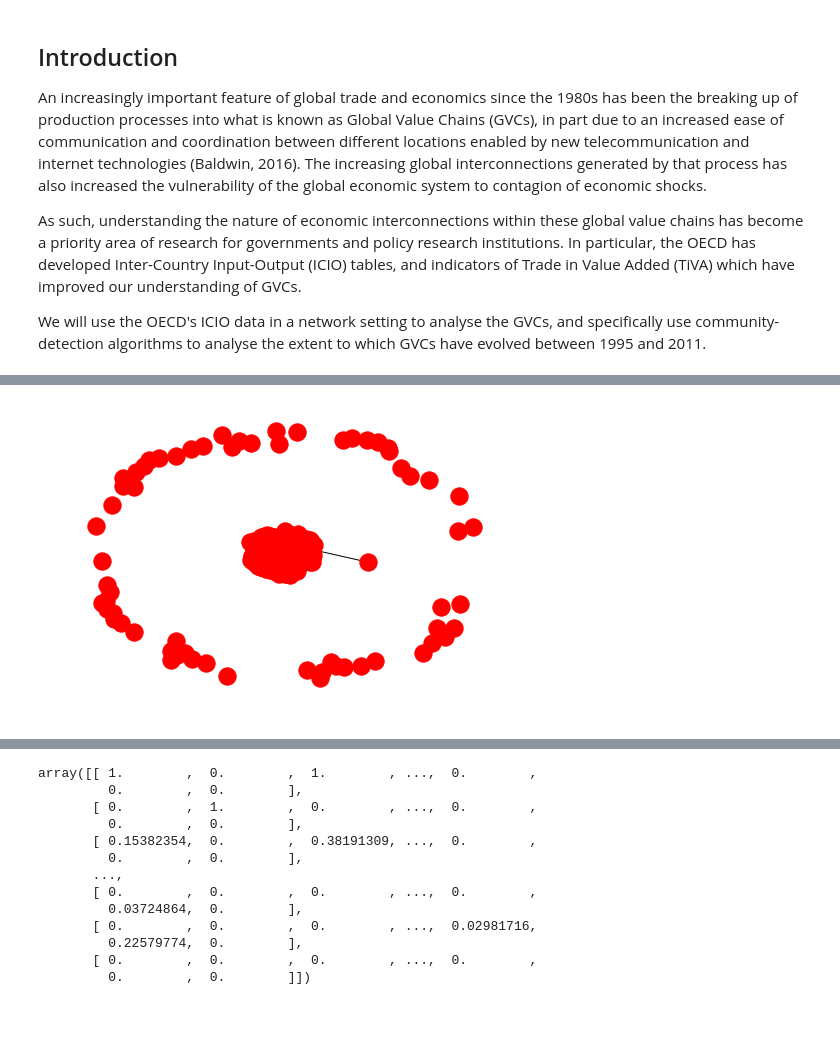
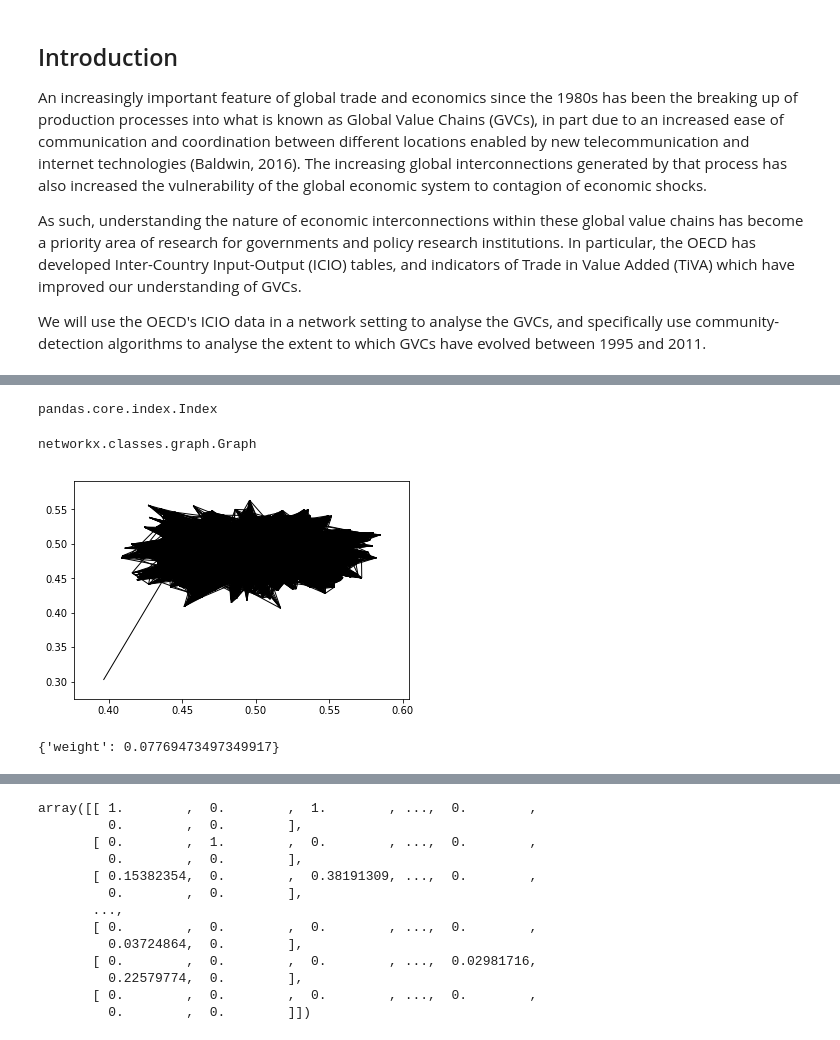
Before and after one commit to drosbcn/Networks, a Jupyter notebook: networks_project.ipynb, the cells around one changed output, grey strips where cells are left out. Cells and saved outputs as stored; diff of their text form; code cells hidden in the pictures.

```diff
--- a/networks_project.ipynb
+++ b/networks_project.ipynb
@@ -56,9 +64,21 @@ input_output_norm[:10]
+# %%
+type(input_output_norm.index)
+# %% [output]
+pandas.core.index.Index
 # %%
 input_output_matrix = input_output_norm.as_matrix()
 
 G = nx.from_numpy_matrix(input_output_matrix)
-
-nx.draw(G)
-plt.show()
+type(G)
 # %% [output]
-[figure, removed]
+networkx.classes.graph.Graph
+# %%
+nx.draw_networkx_edges(G, pos = nx.spring_layout(G))
+#nx.draw_networkx_nodes(G, pos = nx.spring_layout(G))
+plt.show()
+# %% [output]
+[figure, added]
+# %%
+G.get_edge_data(4, 21)
+# %% [output]
+{'weight': 0.07769473497349917}
```
Also changed, not shown: parts of 17 cells of this notebook, 1 other file.
